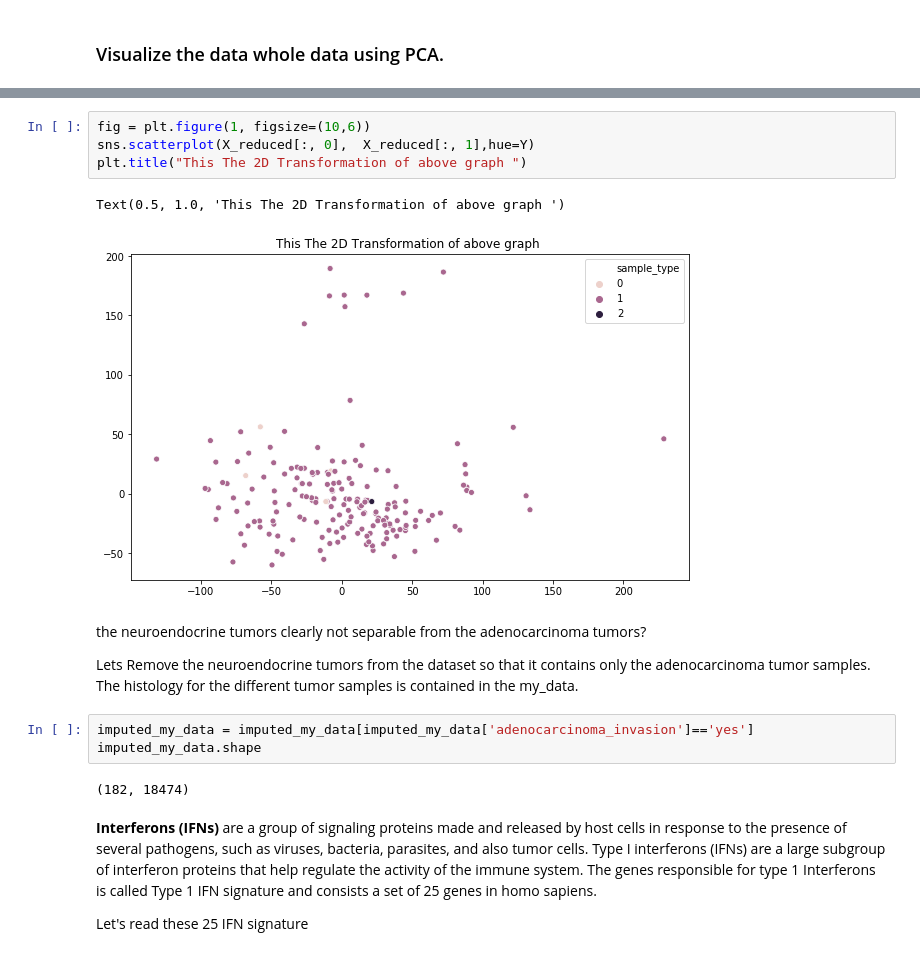
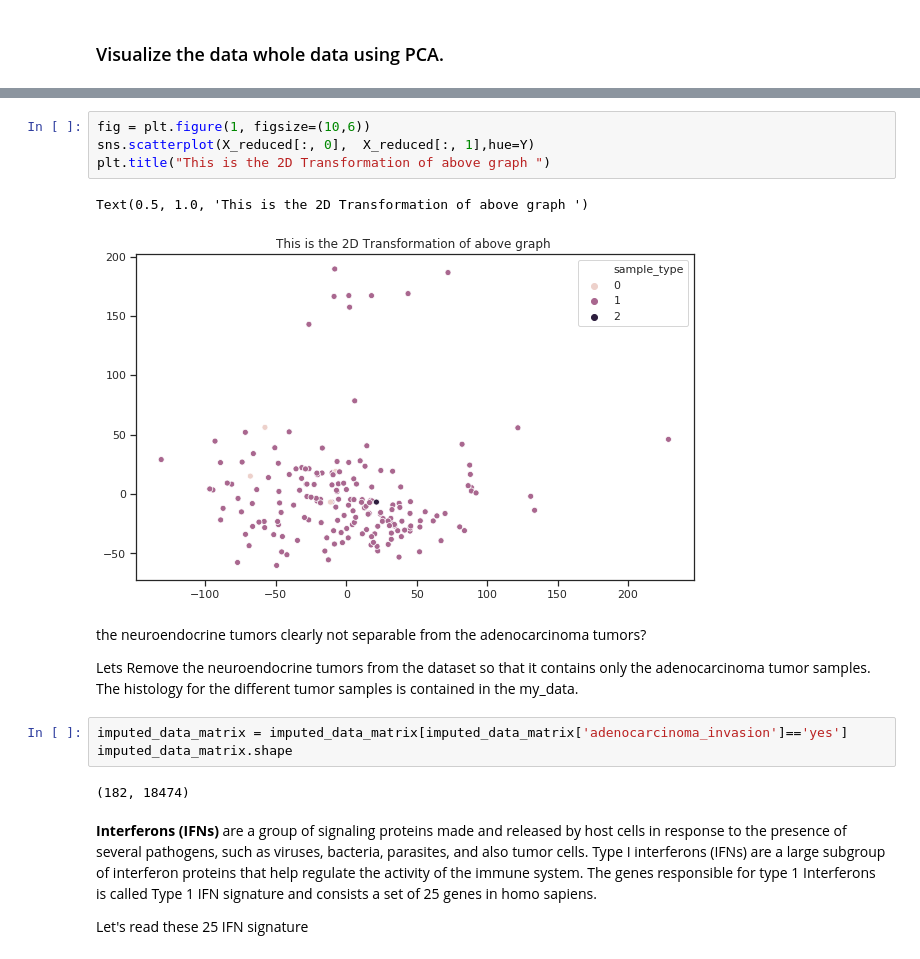
Before and after one commit to kaish114/Elucidata-Assignment-Internship, a Jupyter notebook: Elucidata_Assignment.ipynb, the cells around one changed output, grey strips where cells are left out. Cells and saved outputs as stored; diff of their text form.

```diff
--- a/Elucidata_Assignment.ipynb
+++ b/Elucidata_Assignment.ipynb
@@ -892,19 +892,19 @@ ax.w_zaxis.set_ticklabels([])
 # %%
 fig = plt.figure(1, figsize=(10,6))
 sns.scatterplot(X_reduced[:, 0],  X_reduced[:, 1],hue=Y)
-plt.title("This The 2D Transformation of above graph ")
+plt.title("This is the 2D Transformation of above graph ")
 # %% [output]
-Text(0.5, 1.0, 'This The 2D Transformation of above graph ')
+Text(0.5, 1.0, 'This is the 2D Transformation of above graph ')
-[figure, old version]
+[figure, new version]
 # %% [markdown]
 the neuroendocrine tumors clearly not separable from the adenocarcinoma tumors?
 
 Lets Remove the neuroendocrine tumors from the dataset so that it contains only the adenocarcinoma tumor samples. The histology for the different tumor samples is contained in the my_data.
-# %%
-imputed_my_data = imputed_my_data[imputed_my_data['adenocarcinoma_invasion']=='yes']
-imputed_my_data.shape
-# %% [output]
-(182, 18474)
+# %%
+imputed_data_matrix = imputed_data_matrix[imputed_data_matrix['adenocarcinoma_invasion']=='yes']
+imputed_data_matrix.shape
+# %% [output]
+(182, 18474)
 # %% [markdown]
 **Interferons (IFNs)** are a group of signaling proteins made and released by host cells in response to the presence of several pathogens, such as viruses, bacteria, parasites, and also tumor cells. Type I interferons (IFNs) are a large subgroup of interferon proteins that help regulate the activity of the immune system. The genes responsible for type 1 Interferons is called Type 1 IFN signature and consists a set of 25 genes in homo sapiens.
 
```
Also changed, not shown: parts of 8 cells of this notebook.
